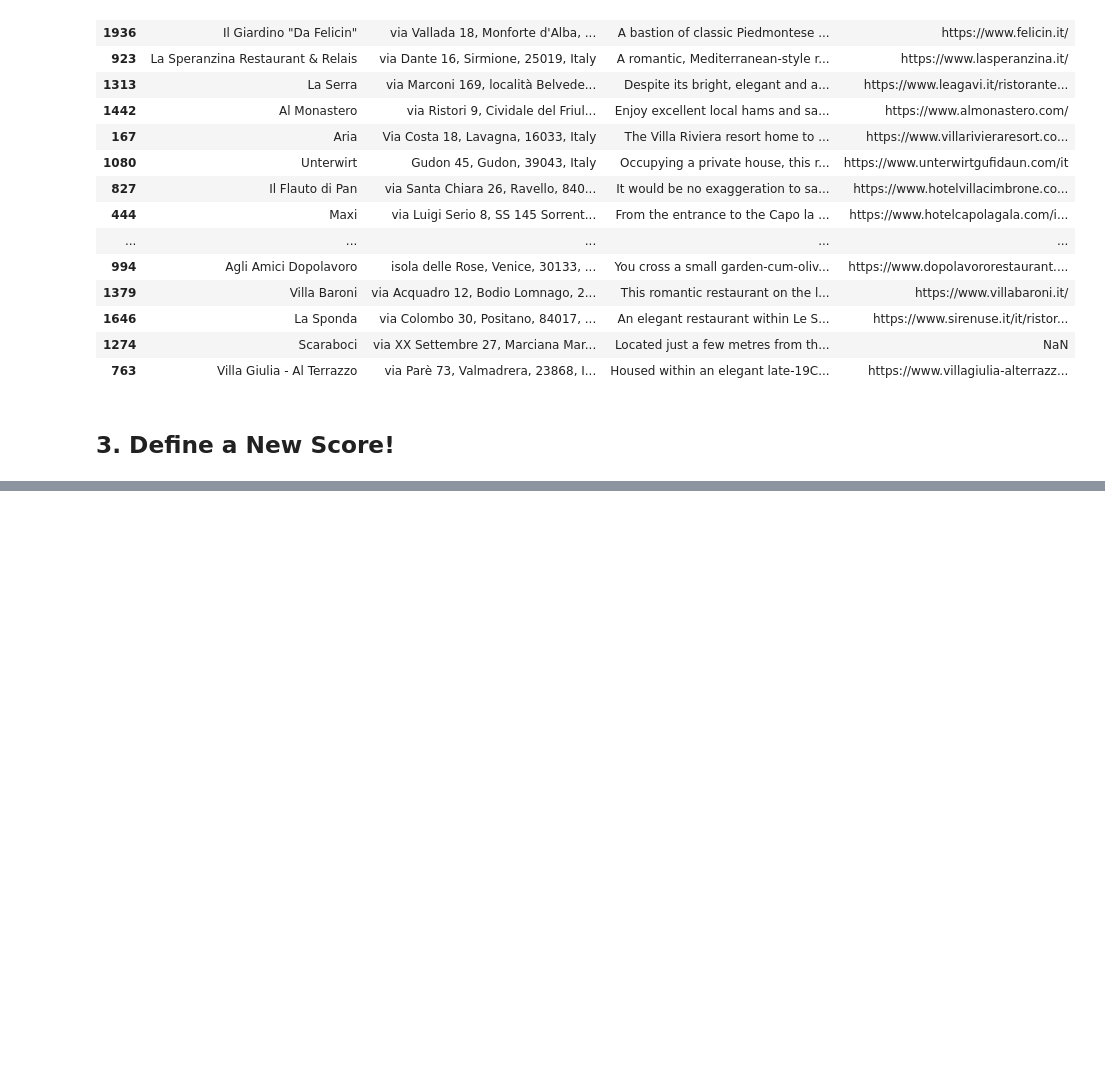
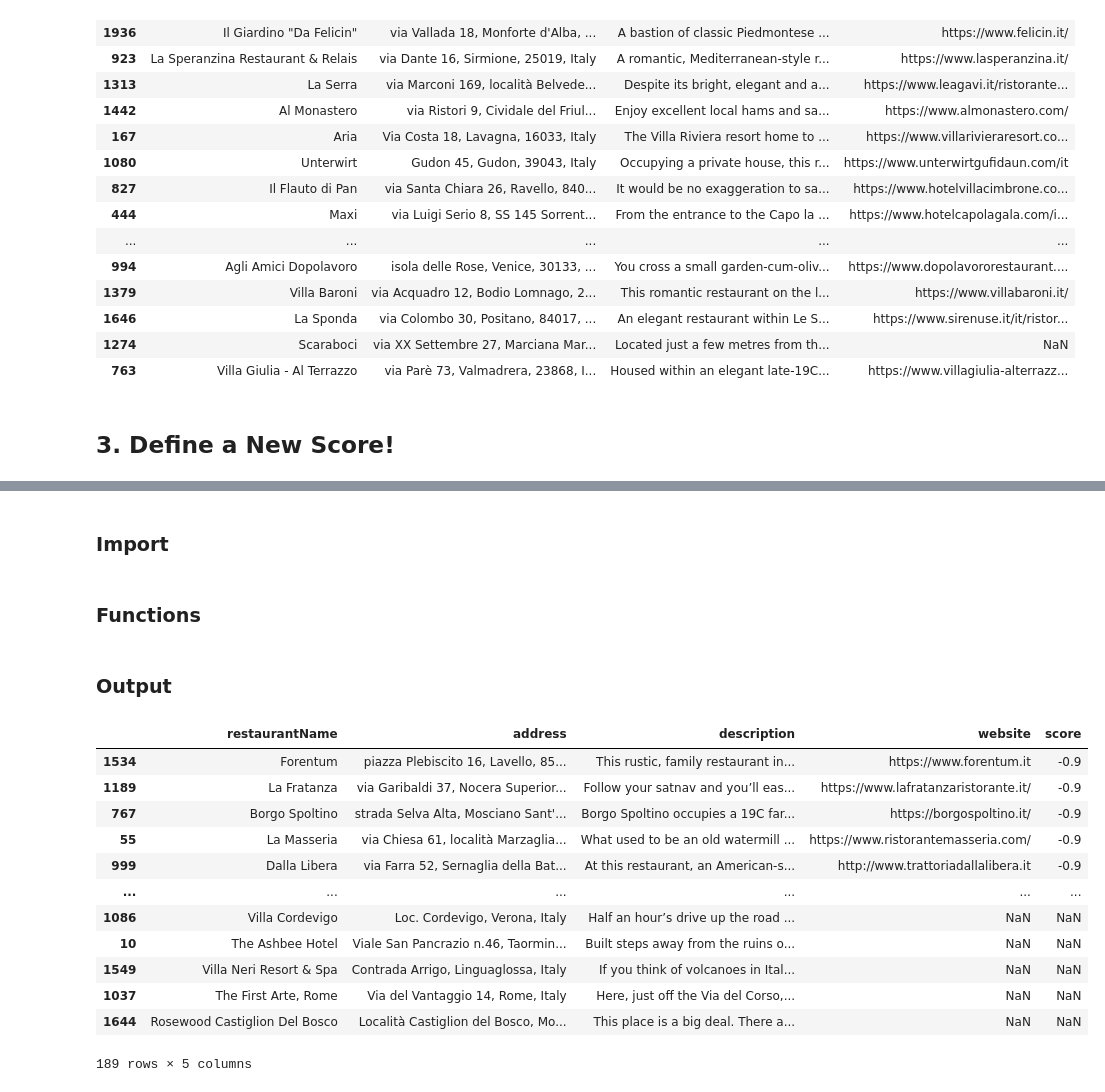
Before and after one commit to saifali03/ADM_HW3, a Jupyter notebook: main.ipynb, the cells around one changed output, grey strips where cells are left out. Drawn from its saved outputs; the diff is of its cells as text; code cells hidden in the pictures; blank space fills up the shorter version.

Commit message:
I add update mainfile for the third point with the import function adn query

```diff
--- a/main.ipynb
+++ b/main.ipynb
@@ -908,4 +806,0 @@ def conjunctive_query_new(query, dictionary, inverted_index, data, k=5):
-# %%
-dictionary = load_dictionary('vocabulary.csv')
-inverted_index = load_inverted_index('inverted_index.json')
-conjunctive_query_new(input('Input your query'), dictionary,inverted_index, data)
@@ -929,0 +807,31 @@ conjunctive_query_new(input('Input your query'), dictionary,inverted_index, data
+# %% [markdown]
+### Import
+# %%
+from HLP.funcions import *
+import pandas as pd
+import numpy as np
+import json
+
+# Percorso del file
+root="/Users/lucanudo/Documents/GitHub/ADM_HW3/"
+
+file_path = root+"tf_idf_inverted_index.json"
+try:
+    with open(file_path, 'r') as file:
+        TFiDF = json.load(file)
+except FileNotFoundError:
+    print("Il file non è stato trovato. Controlla il percorso fornito.")
+
+data=pd.read_csv(root+'michelin_restaurant_data.csv')
+data['id'] = list(data['description'].keys())
+
+vocabulary=pd.read_csv(root+'vocabulary.csv')
+
+file_path = root+"inverted_index.json"
+try:
+    with open(file_path, 'r') as file:
+        inverted_index = json.load(file)
+except FileNotFoundError:
+    print("Il file non è stato trovato. Controlla il percorso fornito.")
+# %% [markdown]
+### Functions
@@ -929,0 +910,26 @@ conjunctive_query_new(input('Input your query'), dictionary,inverted_index, data
+# %% [markdown]
+### Output
+# %%
+
+
+# Define the query parameters
+query_text = 'restaurant with garden'
+query_price = 1
+query_cuisine = ['Ligurian']
+query_services = ['Air conditioning', 'Car park']
+
+customized_query(query_text, dictionary, inverted_index, TFiDF, vocabulary, query_price, query_services)
+# %% [output]
+|  | restaurantName | address | description | website | score |
+| 1534 | Forentum | piazza Plebiscito 16, Lavello, 85... | This rustic, family restaurant in... | https://www.forentum.it | -0.9 |
+| 1189 | La Fratanza | via Garibaldi 37, Nocera Superior... | Follow your satnav and you’ll eas... | https://www.lafratanzaristorante.it/ | -0.9 |
+| 767 | Borgo Spoltino | strada Selva Alta, Mosciano Sant'... | Borgo Spoltino occupies a 19C far... | https://borgospoltino.it/ | -0.9 |
+| 55 | La Masseria | via Chiesa 61, località Marzaglia... | What used to be an old watermill ... | https://www.ristorantemasseria.com/ | -0.9 |
+| 999 | Dalla Libera | via Farra 52, Sernaglia della Bat... | At this restaurant, an American-s... | http://www.trattoriadallalibera.it | -0.9 |
+| ... | ... | ... | ... | ... | ... |
+| 1086 | Villa Cordevigo | Loc. Cordevigo, Verona, Italy | Half an hour’s drive up the road ... | NaN | NaN |
+| 10 | The Ashbee Hotel | Viale San Pancrazio n.46, Taormin... | Built steps away from the ruins o... | NaN | NaN |
+| 1549 | Villa Neri Resort & Spa | Contrada Arrigo, Linguaglossa, Italy | If you think of volcanoes in Ital... | NaN | NaN |
+| 1037 | The First Arte, Rome | Via del Vantaggio 14, Rome, Italy | Here, just off the Via del Corso,... | NaN | NaN |
+| 1644 | Rosewood Castiglion Del Bosco | Località Castiglion del Bosco, Mo... | This place is a big deal. There a... | NaN | NaN |
+189 rows × 5 columns
```
Also changed, not shown: parts of 7 cells of this notebook.
